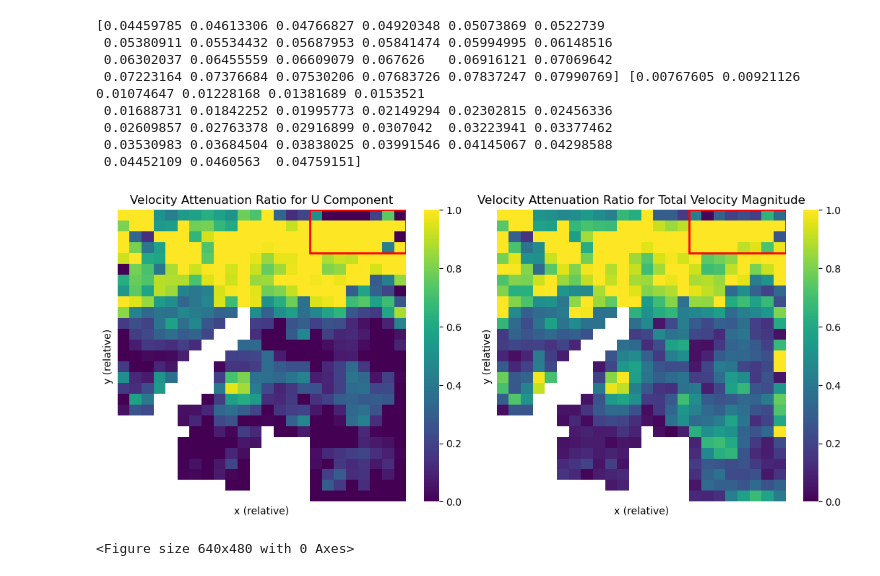
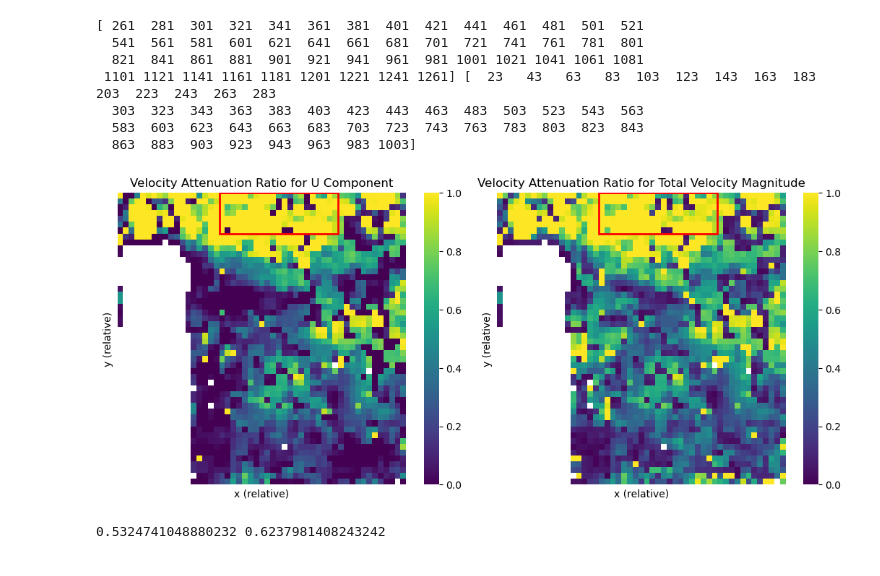
Before and after one commit to ohryv/PIVlab-Analysis, a Jupyter notebook: VelocityAttenuation_WorkingNotebook.ipynb, the cells around one changed output. Drawn from its saved outputs; the diff is of its cells as text; code cells hidden in the pictures.

```diff
--- a/VelocityAttenuation_WorkingNotebook.ipynb
+++ b/VelocityAttenuation_WorkingNotebook.ipynb
@@ -22,7 +22,7 @@ import seaborn as sns
 # %%
 def break_down_data(filename):
     '''
-    Reads the csv file and derives some useful numbers. Used to save space when plotting heatmaps.
+    Reads the csv file and derives some useful numbers. Used to save space when a function takes a filename as an input.
 
     Parameters:
     String filename: path to the file you would like to analyze
@@ -124,5 +177,5 @@ def u_comp_vel_attenuation():
 # %%
-def velocity_attenuation_heatmap(filename, left, top, right, bott):
+def velocity_attenuation_heatmap(filename, left, right, bott, top):
     '''
     Returns two heatmaps of velocity attenuation compared to a defined free-stream area for an individual frame.
     One will compare strictly the u-component. One will compare the magnitude of the velocity.
@@ -135,10 +188,10 @@ def velocity_attenuation_heatmap(filename, left, top, right, bott):
 
     The following parameters are meant to give a rectangle of area considered to have "free stream" behavior, far away from the coral sample.
     These values are INCLUSIVE
-    int left: Left bound
-    int top: Top bound
-    int right: Right bound
-    int bott: Bottom bound
+    int left: Left bound (lowest x-val)
+    int top: Top bound (highest y-val)
+    int right: Right bound (highest x-val)
+    int bott: Bottom bound (lowest y-val)
     These assume x increasing to the right and y increasing toward the bottom
 
     Credit to Dr. Alison Weber for help debugging the box around the free stream
@@ -154,20 +207,13 @@ def velocity_attenuation_heatmap(filename, left, top, right, bott):
     counter = 0
     cumsum = 0
     for i in np.arange(col_len):
-        if (data[xcol][i]>=left and data[xcol][i]<=right and data[ycol][i]>=top and data[ycol][i]<=bott):
+        if (data[xcol][i]>=left and data[xcol][i]<=right and data[ycol][i]<=top and data[ycol][i]>=bott):
             counter+=1
             cumsum+=data[ucol][i]
     mean_u = cumsum/counter
 
     #velocity magnitude
-    counter = 0
-    cumsum = 0
-    for i in np.arange(col_len):
-        if (data[xcol][i]>=left and data[xcol][i]<=right and data[ycol][i]>=top and data[ycol][i]<=bott):
-            counter+=1
-            temp = (data[ucol][i])**2+(data[vcol][i])**2 # x^2+y^2
-            cumsum+= math.sqrt(temp) #(x^2+y^2)^(1/2)
-    mean_mag = cumsum/counter
+    mean_mag = mean_mag_velocity_rect(data, left, right, bott, top)
 
     #For the whole data set, find the velocity attenuation as the velocity at that point over the free stream velocity
     #Add the results to the original DataFrame
@@ -232,23 +503,31 @@ def velocity_attenuation_heatmap(filename, left, top, right, bott):
 #Testing zone: unload files and variables
 
 #testfile = "C:/Users/oksan/Downloads/SSR 2026/PIVlab Testing and Training/Tester Files for Validation Python Code/filtered_t5_2pass_small/filtered_t5_2pass_small_0090.txt"
-#testfile = "C:/Users/oksan/AppData/Roaming/.anaconda/navigator/scripts/SSR_2026/Input/catiedata_score3_frame87_unfiltered_100pct-speed.txt"
+#testfile = "C:/Users/oksan/AppData/Roaming/.anaconda/navigator/scripts/SSR_2026/Input/catiedata_score3_frame87_unfiltered_75pct-speed.txt"
 #testfile = "C:/Users/oksan/AppData/Roaming/.anaconda/navigator/scripts/SSR_2026/Input/mydata6.25_score1_frame1_unfiltered_100pct-speed.txt"
-testfile = "C:/Users/oksan/AppData/Roaming/.anaconda/navigator/scripts/SSR_2026/Input/mydata6.25_score2_frame249_unfiltered_100pct-speed.txt"
+#testfile = "C:/Users/oksan/AppData/Roaming/.anaconda/navigator/scripts/SSR_2026/Input/mydata6.25_score2_frame249_unfiltered_100pct-speed.txt"
+testfile = "Input/polyp-att-test_catiedata_score3_frame33_unfiltered_75pct-speed.txt"
+rootfile = "Input/catiedata_score3_75pctspeed_unfiltered/catiethesisdata_score3_75pc_unfiltered_"
 data, xcol, ycol, ucol, vcol, col_len, vec_dist, xmin, xmax, xrange, ymin, ymax, yrange, pointarray_mag = break_down_data(testfile)
 print(xrange, yrange)
 # %% [output]
-[0.04459785 0.04613306 0.04766827 0.04920348 0.05073869 0.0522739
- 0.05380911 0.05534432 0.05687953 0.05841474 0.05994995 0.06148516
- 0.06302037 0.06455559 0.06609079 0.067626   0.06916121 0.07069642
- 0.07223164 0.07376684 0.07530206 0.07683726 0.07837247 0.07990769] [0.00767605 0.00921126 0.01074647 0.01228168 0.01381689 0.0153521
- 0.01688731 0.01842252 0.01995773 0.02149294 0.02302815 0.02456336
- 0.02609857 0.02763378 0.02916899 0.0307042  0.03223941 0.03377462
- 0.03530983 0.03684504 0.03838025 0.03991546 0.04145067 0.04298588
- 0.04452109 0.0460563  0.04759151]
+[ 261  281  301  321  341  361  381  401  421  441  461  481  501  521
+  541  561  581  601  621  641  661  681  701  721  741  761  781  801
+  821  841  861  881  901  921  941  961  981 1001 1021 1041 1061 1081
+ 1101 1121 1141 1161 1181 1201 1221 1241 1261] [  23   43   63   83  103  123  143  163  183  203  223  243  263  283
+  303  323  343  363  383  403  423  443  463  483  503  523  543  563
+  583  603  623  643  663  683  703  723  743  763  783  803  823  843
+  863  883  903  923  943  963  983 1003]
 # %%
 #Testing zone: try functions
-velocity_attenuation_heatmap(testfile, 0.07, 0.00767605, 0.08, 0.015)
+velocity_attenuation_heatmap(testfile, 621, 1041, 23, 163)
+radius = 40
+radatt_onefr = small_area_attenuation_rad(testfile, 441, 167, 621, 1041, 23, 163, radius)
+radatt_tavg = timeavg_small_area_attenuation_rad(rootfile, 100, 200, 441, 167, 621, 1041, 23, 163, radius)
+att_onefr = small_area_attenuation_rect(testfile, 261, 541, 163, 263, 621, 1041, 23, 163)
+att_tavg = timeavg_small_area_attenuation_rect(rootfile, 100, 200, 261, 541, 163, 263, 621, 1041, 23, 163)
+print(radatt_onefr, radatt_tavg)
+#print(att_onefr, att_tavg)
 # %% [output]
-[figure, old version]
+[figure, new version]
-<Figure size 640x480 with 0 Axes>
+0.5324741048880232 0.6237981408243242
```
Also changed, not shown: parts of 9 cells of this notebook.
